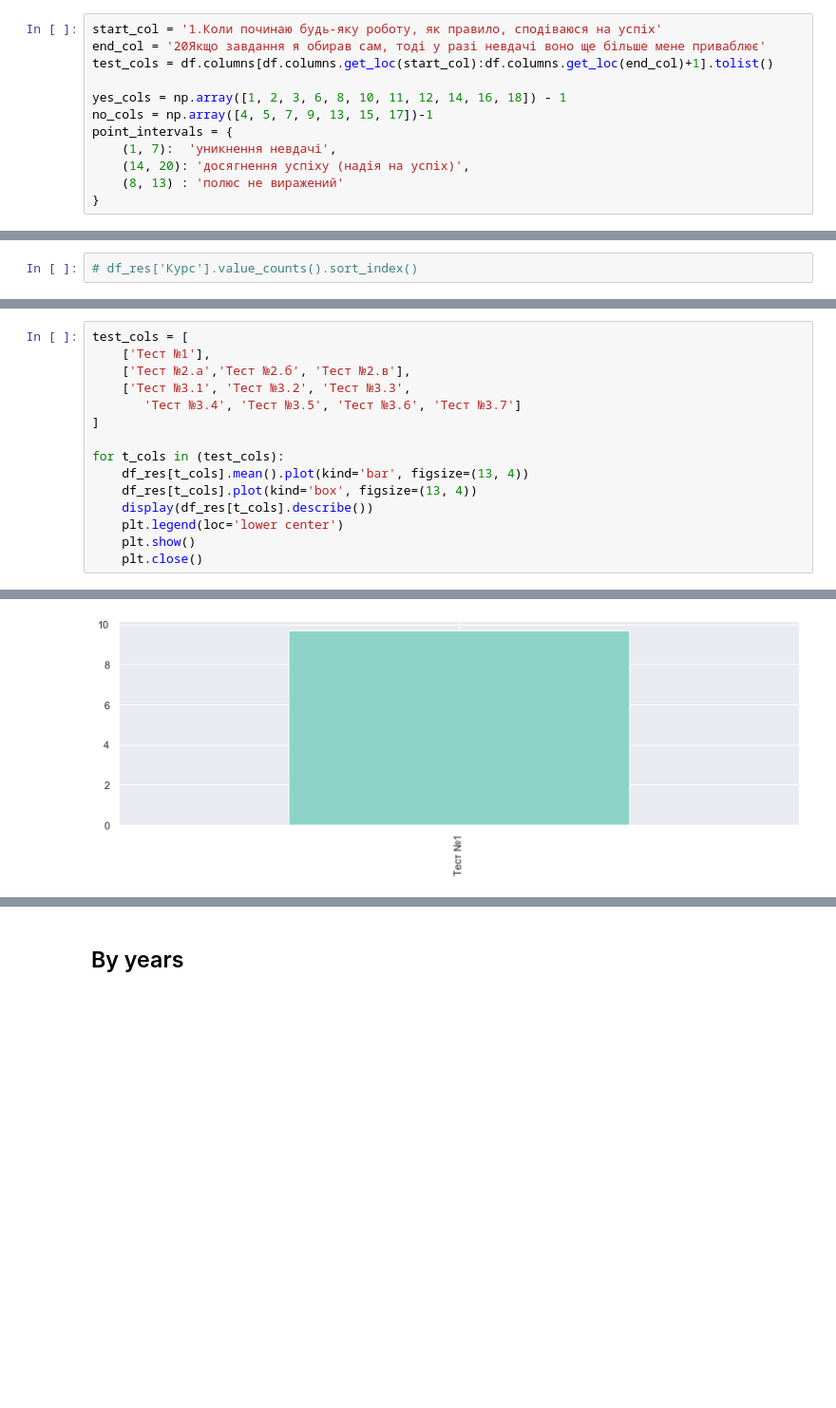
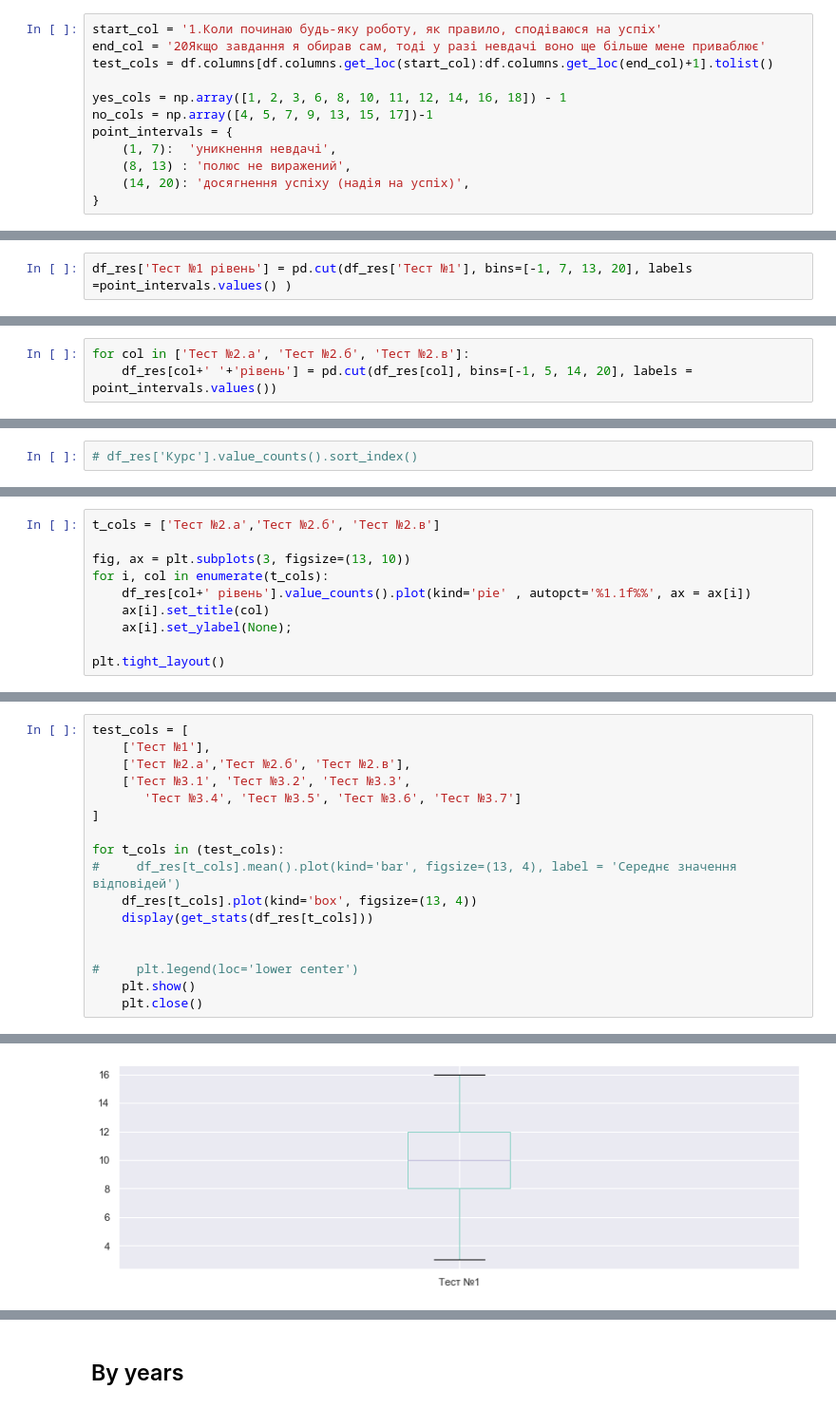
Before and after one commit to darynarr/CS-Students-Analysis-, a Jupyter notebook: Exploration.ipynb, the cells around one changed output, grey strips where cells are left out. Shown at 95% size. Saved outputs shown, nothing was run; the diff lists cells and outputs as text; blank space fills up the shorter version.

```diff
--- a/Exploration.ipynb
+++ b/Exploration.ipynb
@@ -64,8 +65,8 @@ yes_cols = np.array([1, 2, 3, 6, 8, 10, 11, 12, 14, 16, 18]) - 1
 no_cols = np.array([4, 5, 7, 9, 13, 15, 17])-1
 point_intervals = {
     (1, 7):  'уникнення невдачі',
+    (8, 13) : 'полюс не виражений',
     (14, 20): 'досягнення успіху (надія на успіх)',
-    (8, 13) : 'полюс не виражений'
 }
 # %%
 for col in test_cols:
@@ -73,6 +74,8 @@ for col in test_cols:
 # %%
 df_res['Тест №1'] = (df[test_cols].iloc[:, yes_cols]==1).sum(axis=1) \
     + (df[test_cols].iloc[:, no_cols]==0).sum(axis=1)
+# %%
+df_res['Тест №1 рівень'] = pd.cut(df_res['Тест №1'], bins=[-1, 7, 13, 20], labels =point_intervals.values() )
 # %% [markdown]
 ### Test 2
 # %%
@@ -116,6 +119,9 @@ df_res['Тест №2.б'] = (df[test_human_cols].iloc[:, yes_cols]==1).sum(axis
 
 df_res['Тест №2.в'] = (df[test_prof_cols].iloc[:, yes_cols]==1).sum(axis=1) \
     + (df[test_prof_cols].iloc[:, no_cols]==0).sum(axis=1)
+# %%
+for col in ['Тест №2.а', 'Тест №2.б', 'Тест №2.в']:
+    df_res[col+' '+'рівень'] = pd.cut(df_res[col], bins=[-1, 5, 14, 20], labels = point_intervals.values())
 # %% [markdown]
 ### Test 3
 # %%
@@ -244,0 +316,10 @@ df_res[grade_cols].mean().plot(kind='barh', figsize=(13, 4))
+# %%
+t_cols = ['Тест №2.а','Тест №2.б', 'Тест №2.в']
+
+fig, ax = plt.subplots(3, figsize=(13, 10))
+for i, col in enumerate(t_cols):
+    df_res[col+' рівень'].value_counts().plot(kind='pie' , autopct='%1.1f%%', ax = ax[i])
+    ax[i].set_title(col)
+    ax[i].set_ylabel(None);
+
+plt.tight_layout()
@@ -251,10 +334,12 @@ test_cols = [
 ]
 
 for t_cols in (test_cols):
-    df_res[t_cols].mean().plot(kind='bar', figsize=(13, 4))
+#     df_res[t_cols].mean().plot(kind='bar', figsize=(13, 4), label = 'Середнє значення відповідей')
     df_res[t_cols].plot(kind='box', figsize=(13, 4))
-    display(df_res[t_cols].describe())
-    plt.legend(loc='lower center')
+    display(get_stats(df_res[t_cols]))
+
+
+#     plt.legend(loc='lower center')
     plt.show()
     plt.close()
 # %% [output]
@@ -271 +358 @@ No handles with labels found to put in legend.
-[figure, old version]
+[figure, new version]
```
Also changed, not shown: parts of 21 cells of this notebook, 1 other file.
